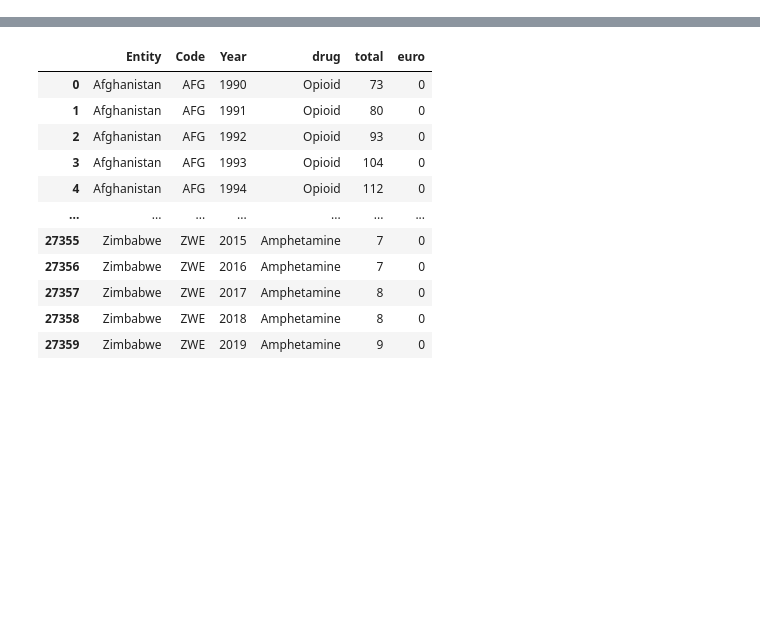
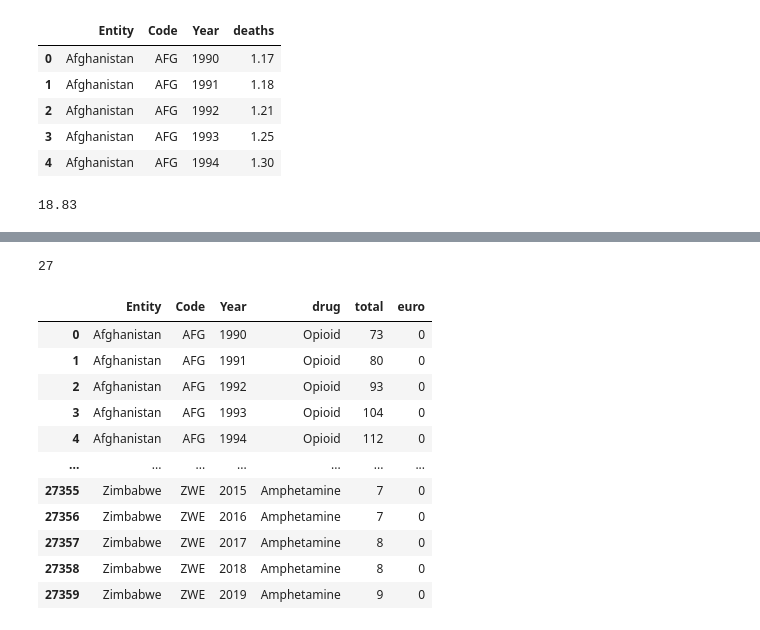
Before and after one commit to corssinojaime/drugreport, a Jupyter notebook: tests.ipynb, the cells around one changed output, grey strips where cells are left out. Drawn from its saved outputs; the diff is of its cells as text; code cells hidden in the pictures; blank space fills up the shorter version.

```diff
--- a/tests.ipynb
+++ b/tests.ipynb
@@ -5,6 +5,21 @@ import numpy as np
 # %%
 
 deaths = pd.read_csv('deaths-drug-overdoses.csv')
+dr_all = pd.read_csv('death-rates-from-drug-use-disorders.csv')
+# %%
+dr_all.rename(columns={'Deaths - Drug use disorders - Sex: Both - Age: Age-standardized (Rate)':'deaths'}, inplace=True)
+dr_all.head(5)
+# %% [output]
+|  | Entity | Code | Year | deaths |
+| 0 | Afghanistan | AFG | 1990 | 1.17 |
+| 1 | Afghanistan | AFG | 1991 | 1.18 |
+| 2 | Afghanistan | AFG | 1992 | 1.21 |
+| 3 | Afghanistan | AFG | 1993 | 1.25 |
+| 4 | Afghanistan | AFG | 1994 | 1.30 |
+# %%
+dr_all['deaths'].max()
+# %% [output]
+18.83
 # %%
 deaths.head()
 # %% [output]
@@ -26,6 +41,10 @@ euro_countries = ['Austria','Belgium', 'Bulgaria', 'Croatia', 'Cyprus', 'Czechia
                   'Denmark','Estonia','Finland','France','Germany','Greece','Hungary',
                   'Ireland','Italy','Latvia','Lithuania','Luxembourg','Malta','Netherlands',
                   'Poland','Portugal','Romania','Slovakia','Slovenia','Spain','Sweden']
+# %%
+len(euro_countries)
+# %% [output]
+27
 # %%
 xdeaths = deaths.reset_index()
 deaths = pd.melt(xdeaths, id_vars=['Entity', 'Code', 'Year'], value_vars=['Opioid', 'Cocaine', 'Other','Amphetamine'])
```
Also changed, not shown: 2 other files.
